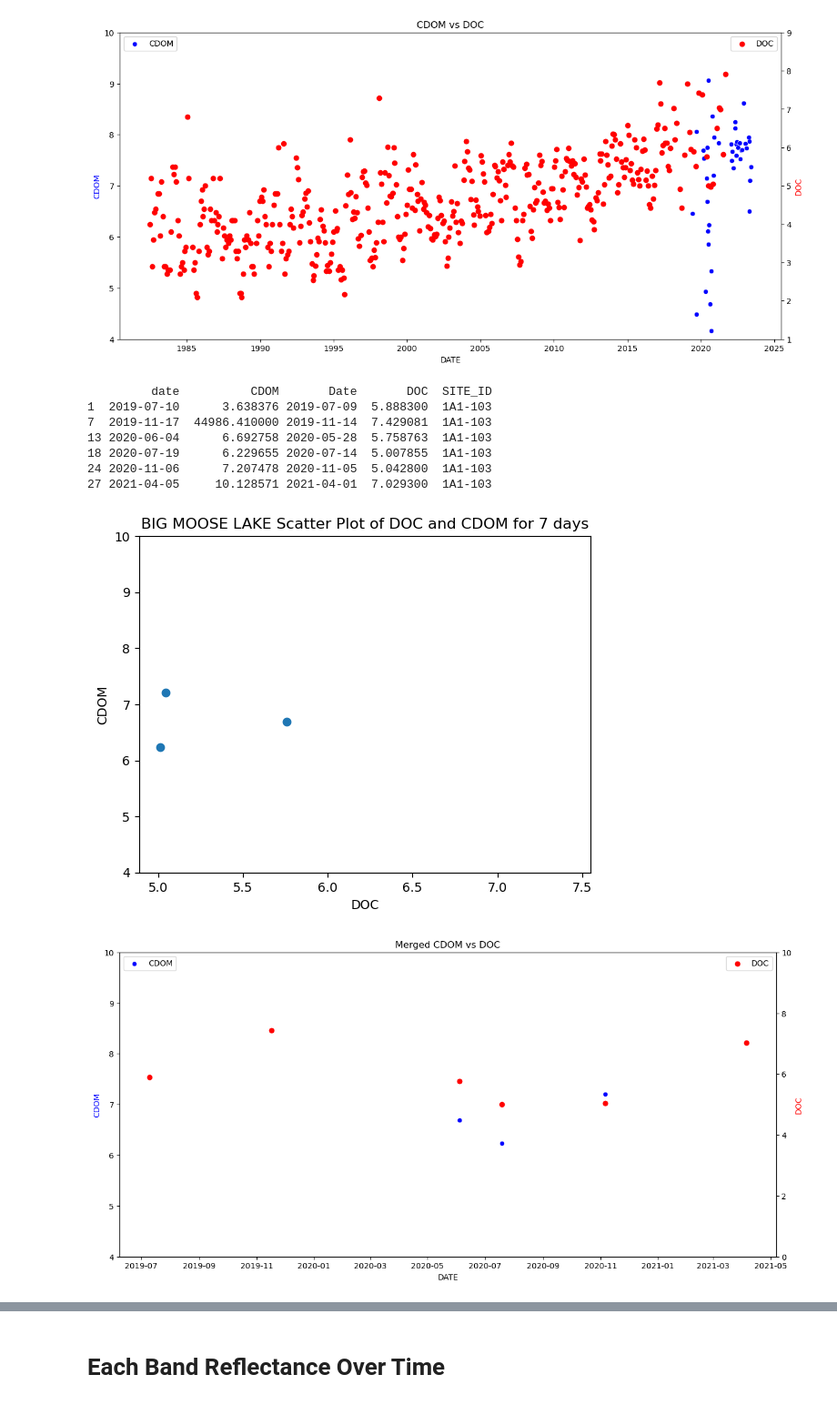
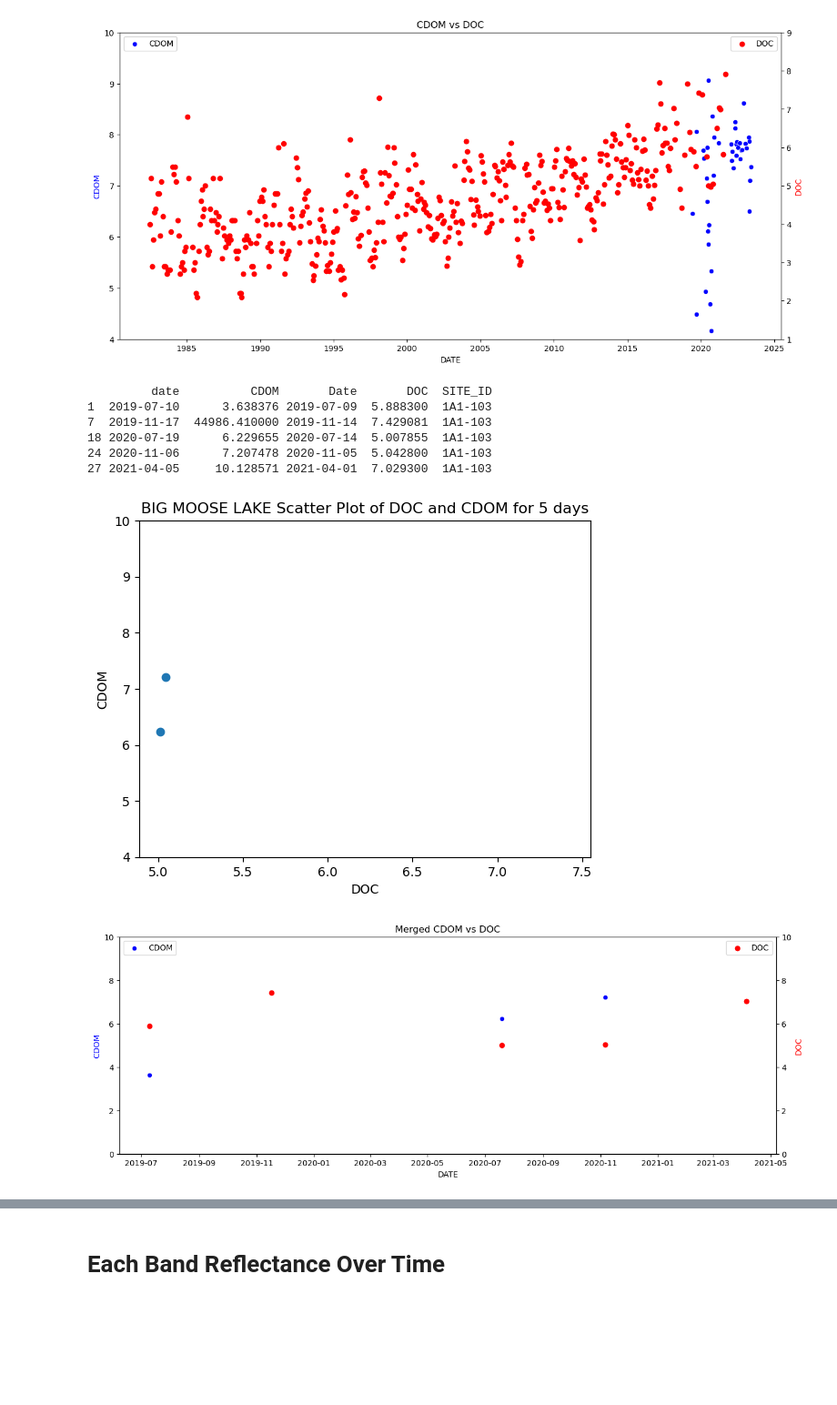
Before and after one commit to Touheda812/Big_Moose_Lake, a Jupyter notebook: BIG_MOOSE_LAKE_CDOM_DOC_SENTINEL2.ipynb, the cells around one changed output, grey strips where cells are left out. Shown at 91% size. Cells and saved outputs as stored; diff of their text form; code cells hidden in the pictures; blank space fills up the shorter version.

```diff
--- a/BIG_MOOSE_LAKE_CDOM_DOC_SENTINEL2.ipynb
+++ b/BIG_MOOSE_LAKE_CDOM_DOC_SENTINEL2.ipynb
@@ -691,7 +691,7 @@ df.sort_values('date', inplace=True)
 df['date'] = pd.to_datetime(df['date'])
 
 # Perform inner merge with seven-day window
-merged_inner = pd.merge_asof(df, data, left_on='date', right_on='Date', tolerance=pd.Timedelta(days=7))
+merged_inner = pd.merge_asof(df, data, left_on='date', right_on='Date', tolerance=pd.Timedelta(days=5))
 
 # Get rid of the null values from doc
 merged_inner = merged_inner.dropna()
@@ -701,7 +701,6 @@ print(merged_inner)
          date          CDOM       Date       DOC  SITE_ID
 1  2019-07-10      3.638376 2019-07-09  5.888300  1A1-103
 7  2019-11-17  44986.410000 2019-11-14  7.429081  1A1-103
-13 2020-06-04      6.692758 2020-05-28  5.758763  1A1-103
 18 2020-07-19      6.229655 2020-07-14  5.007855  1A1-103
 24 2020-11-06      7.207478 2020-11-05  5.042800  1A1-103
 27 2021-04-05     10.128571 2021-04-01  7.029300  1A1-103
@@ -719,46 +718,46 @@ plt.scatter(merged_inner['DOC'], merged_inner['CDOM'])
 # Setting labels and title
 plt.xlabel('DOC')
 plt.ylabel('CDOM')
-plt.title('BIG MOOSE LAKE Scatter Plot of DOC and CDOM for 7 days')
+plt.title('BIG MOOSE LAKE Scatter Plot of DOC and CDOM for 5 days')
 plt.ylim(4,10)
 # Displaying the plot
 plt.show()
 # %% [output]
-[figure, old version]
+[figure, new version]
 # %%
 import seaborn as sns
 import matplotlib.pyplot as plt
 
 # Create a figure and an Axes object
-fig, ax = plt.subplots(figsize=(15, 7))
+fig, ax = plt.subplots(figsize=(15, 5))
 
 # Seaborn scatter plot for CDOM
 sns.scatterplot(data=merged_inner, x='date', y='CDOM', ax=ax, label='CDOM', color='blue')
 
 # Create a twin Axes object for DOC
 ax2 = ax.twinx()
 
 # Matplotlib scatter plot for DOC
 ax2.scatter(merged_inner['date'], merged_inner['DOC'], label='DOC', color='red')
 
 # Set the labels and title
 ax.set_xlabel('DATE')
 ax.set_ylabel('CDOM', color='blue')
 ax2.set_ylabel('DOC', color='red')
 ax.set_title('Merged CDOM vs DOC')
 
 # Set different ranges for the y-axes
-ax.set_ylim(4, 10)  # Adjust the range for CDOM
+ax.set_ylim(0, 10)  # Adjust the range for CDOM
 ax2.set_ylim(0, 10)  # Adjust the range for DOC
 
 # Add legends
 ax.legend(loc='upper left')
 ax2.legend(loc='upper right')
 
 # Display the plot
 plt.show()
 # %% [output]
-[figure, old version]
+[figure, new version]
 # %%
 import seaborn as sns
 import matplotlib.pyplot as plt
```
Also changed, not shown: parts of 10 cells of this notebook.
